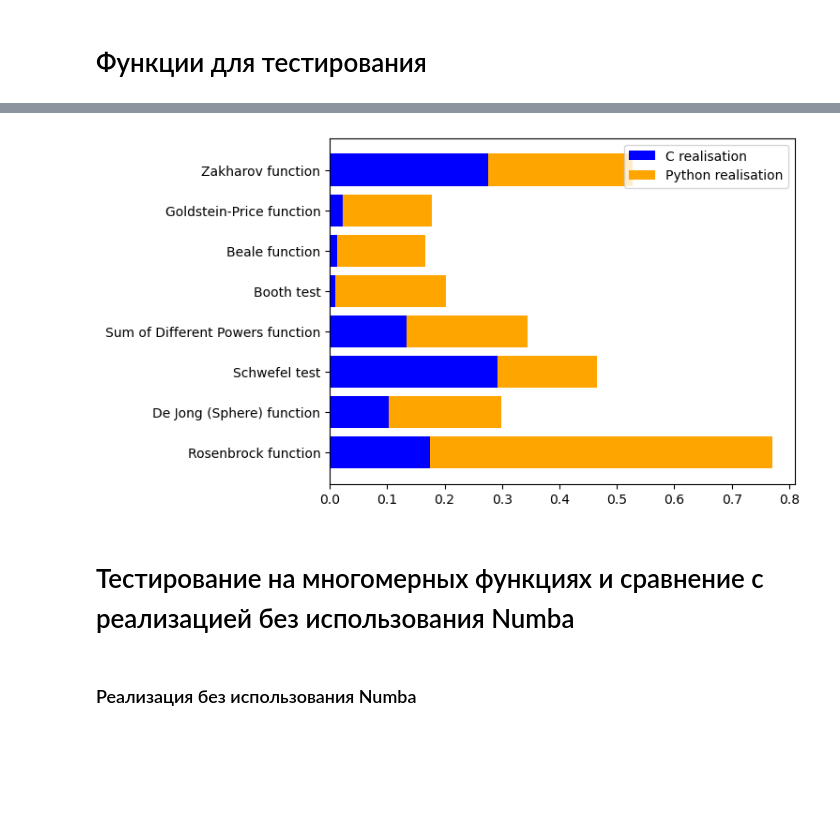
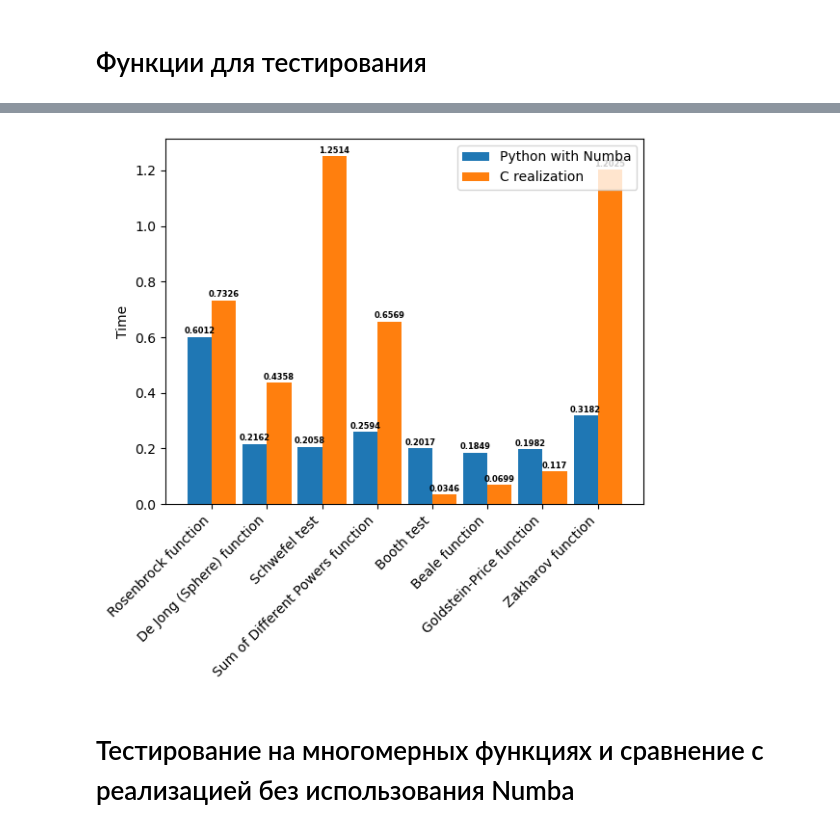
Before and after one commit to kacchasu/differentialEvolution, a Jupyter notebook: Differential Evolution Algorithm.ipynb, the cells around one changed output, grey strips where cells are left out. Drawn from its saved outputs; the diff is of its cells as text; code cells hidden in the pictures; blank space fills up the shorter version.

```diff
--- a/Differential Evolution Algorithm.ipynb
+++ b/Differential Evolution Algorithm.ipynb
@@ -7,8 +7,9 @@ import ctypes
 import os
 
 MAX_DIMENSIONS = 2
-MAX_ITER = 100
+MAX_ITER = 500
 times = []
+POP_SIZE = 50
 
 TESTS_AMOUNT = 10
 times_py = []
@@ -16,7 +17,7 @@ times_py = []
 # Реализация на Python с использованием Numba
 # %%
 @jit(nopython=True)
-def de_optimizer(objective_function, bounds, pop_size=50, max_iter=MAX_ITER, F=0.8, CR=0.9):
+def de_optimizer(objective_function, bounds, pop_size=POP_SIZE, max_iter=MAX_ITER, F=0.8, CR=0.9):
     """
     Differential Evolution optimizer
     """
@@ -677,22 +768,28 @@ Dispersion is 2.0062292203918844e-32
+# %%
+def plot_barchart(array1, array2):
+    x_labels = ["Rosenbrock function", "De Jong (Sphere) function", "Schwefel test",
+                "Sum of Different Powers function", "Booth test", "Beale function",
+                "Goldstein-Price function", "Zakharov function"]
+    x_pos = np.arange(len(x_labels))
+    fig, ax = plt.subplots()
+    ax.bar(x_pos - 0.22, array1, 0.44, label="Python with Numba")
+    ax.bar(x_pos + 0.22, array2, 0.44, label="C realization")
+    ax.set_xticks(x_pos)
+    ax.set_xticklabels(x_labels, rotation=45, ha='right')
+    ax.set_ylabel("Time")
+    ax.legend()
+    for i in range(len(array1)):
+        ax.text(i-0.22, array1[i]+0.005, str(round(array1[i], 4)), color='black',
+                fontweight='bold', fontsize=6, ha='center', va='bottom')
+        ax.text(i+0.22, array2[i]+0.005, str(round(array2[i], 4)), color='black',
+                fontweight='bold', fontsize=6, ha='center', va='bottom')
+    plt.subplots_adjust(top=0.9)
+    plt.show()
 # %%
 times = np.array(times)
-ax1 = plt.subplot()
-ax1.set_yticks([1, 2, 3, 4, 5, 6, 7, 8])
-ax1.set_yticklabels(["Rosenbrock function",
-"De Jong (Sphere) function",
-"Schwefel test",
-"Sum of Different Powers function",
-"Booth test",
-"Beale function",
-"Goldstein-Price function",
-"Zakharov function"])
-ax1.barh([1, 2, 3, 4, 5, 6, 7, 8], times, color="blue", label="C realisation")
-ax1.barh([1, 2, 3, 4, 5, 6, 7, 8], times_py, left=times, color="orange", label="Python realisation")
-plt.legend(loc="upper right")
-
-plt.show()
+plot_barchart(times_py, times)
 # %% [output]
-[figure, old version]
+[figure, new version]
 # %% [markdown]
 # Тестирование на многомерных функциях и сравнение с реализацией без использования Numba
 # %%
@@ -724,2 +805,0 @@ def find_best_values(func, bounds, n_dims, pop_size, max_iter, f, cr, func_name)
-# %% [markdown]
-### Реализация без использования Numba
```
Also changed, not shown: parts of 32 cells of this notebook.
